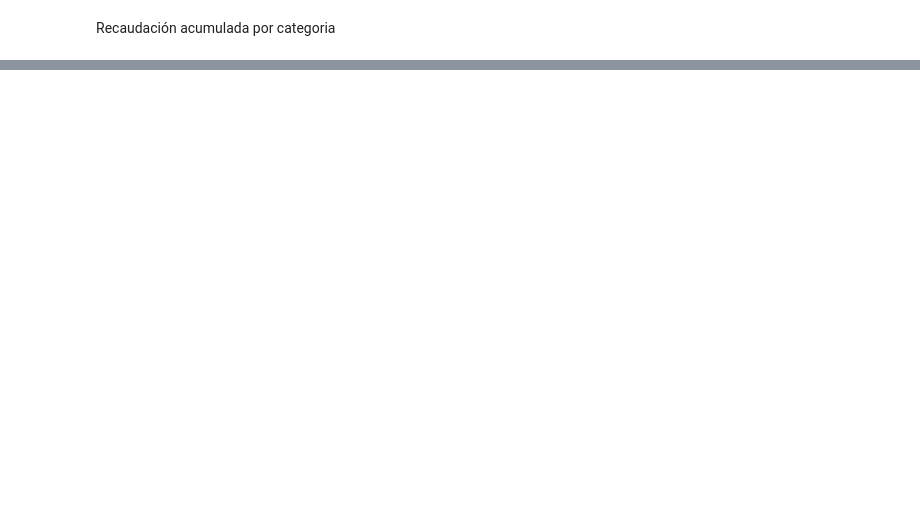
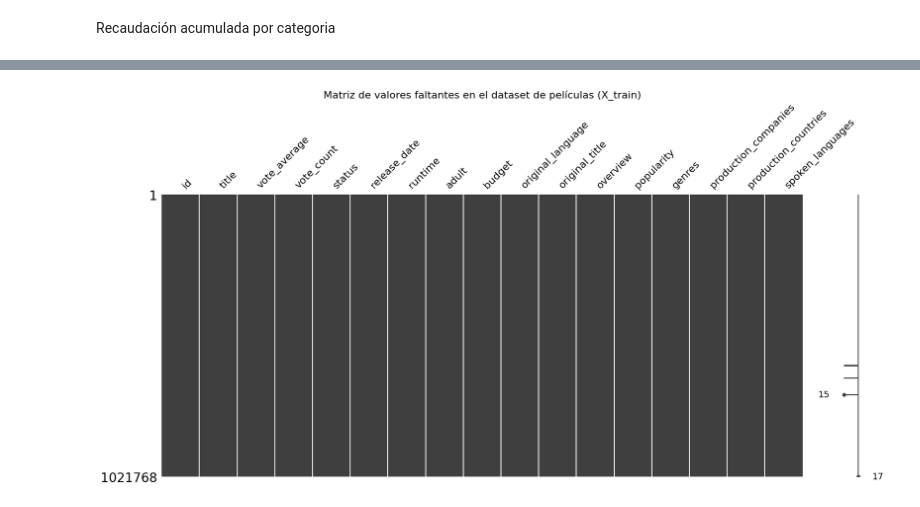
Before and after one commit to jbrazonath/TP_AndD, a Jupyter notebook: TrabajoPráctico.ipynb, the cells around one changed output, grey strips where cells are left out. Cells and saved outputs as stored; diff of their text form; code cells hidden in the pictures; blank space fills up the shorter version.

```diff
--- a/TrabajoPráctico.ipynb
+++ b/TrabajoPráctico.ipynb
@@ -358,0 +605,19 @@ plt.show()
+# %%
+from sklearn.impute import SimpleImputer
+
+# Variables numéricas con ceros que representan ausencia de dato
+num_zero_as_nan = ['budget', 'runtime']
+
+# Reemplazar ceros por NaN
+for X in (X_train, X_test):
+    for c in num_zero_as_nan:
+        if c in X.columns:
+            X.loc[X[c] == 0, c] = np.nan
+
+# Crear imputador de mediana (fit solo en train)
+num_cols = X_train.select_dtypes(include=['number']).columns
+imputer = SimpleImputer(strategy='median')
+
+# Aplicar imputación
+X_train[num_cols] = imputer.fit_transform(X_train[num_cols])
+X_test[num_cols] = imputer.transform(X_test[num_cols])
@@ -358,0 +626,9 @@ plt.show()
+# %%
+# Imputar release_date
+mediana_fecha = X_train['release_date'].median()
+X_train['release_date'].fillna(mediana_fecha, inplace=True)
+X_test['release_date'].fillna(mediana_fecha, inplace=True)
+
+print(f"Fecha imputada (mediana): {mediana_fecha}")
+print(f"Nulos restantes en release_date (TRAIN): {X_train['release_date'].isna().sum()}")
+print(f"Nulos restantes en release_date (TEST): {X_test['release_date'].isna().sum()}")
@@ -358,0 +645,8 @@ plt.show()
+# %%
+# Visualizar la matriz de valores faltantes en el conjunto de entrenamiento despues del tto de nulos
+msno.matrix(X_train, figsize=(20,8))
+
+plt.title("Matriz de valores faltantes en el dataset de películas (X_train)", fontsize=16)
+plt.show()
+# %% [output]
+[figure, added]
```
Also changed, not shown: parts of 48 cells of this notebook.
